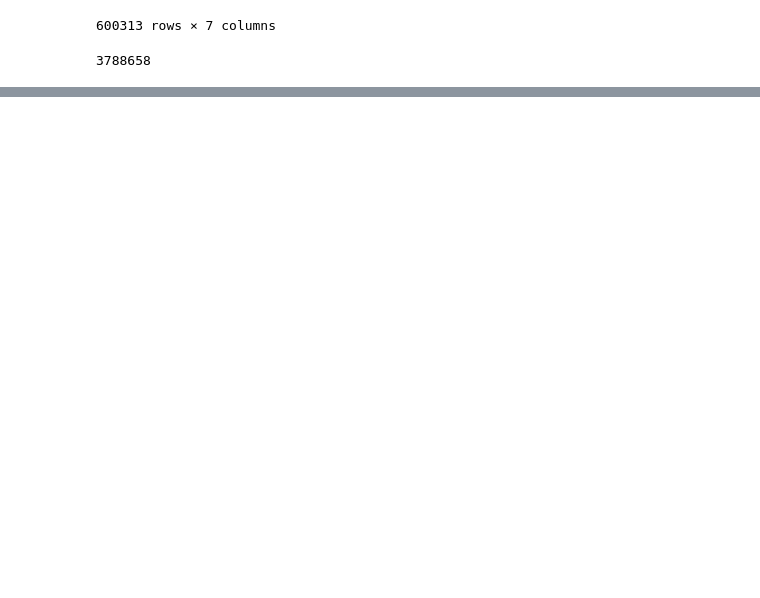
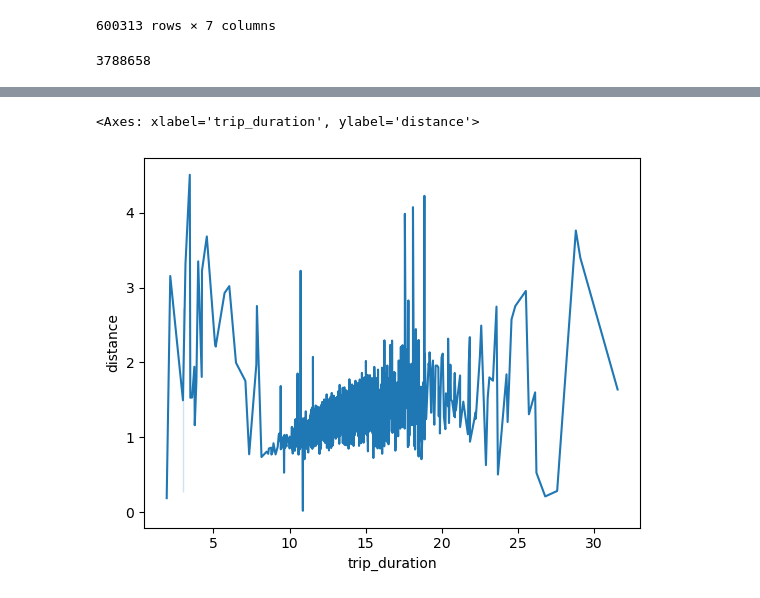
Before and after one commit to michaelrios2015/citi_bike, a Jupyter notebook: project.ipynb, the cells around one changed output, grey strips where cells are left out. Cells and saved outputs as stored; diff of their text form; code cells hidden in the pictures; blank space fills up the shorter version.

```diff
--- a/project.ipynb
+++ b/project.ipynb
@@ -261,3 +223,11 @@ less_2_min
+# %%
+# removing that data from data so now data has thiose that look like broken rides removed
+
+# data.loc[(data['trip_duration'] < pd.Timedelta("0 days 00:02:00")) & (data['start_station_name'] !=
+#                 data['end_station_name']) | (data['trip_duration'] => pd.Timedelta("0 days 00:02:00") ]
+
+
+data = data.loc[((data['trip_duration'] < pd.Timedelta("0 days 00:02:00")) & (data['start_station_name'] != data['end_station_name'])) | (data['trip_duration'] >= pd.Timedelta("0 days 00:02:00")) ]
 # %%
 # 130 k rides less then 2 minutes start and stop at the same station
 less_2_min_same_satation = less_2_min.loc[less_2_min['start_station_name'] == less_2_min['end_station_name']]
@@ -972,0 +773,15 @@ routes['start_station_id'].sum()
+# %%
+print(data.shape)
+
+# so esstentially just groupiung by start station
+start = data.groupby(['start_station_name']).agg({'end_station_name':'size', 'trip_duration':'mean', 'distance':'mean', 'start_lat': 'mean', 'start_lng': 'mean'}).reset_index()
+
+start['trip_duration'] = start['trip_duration']/pd.Timedelta(minutes=1)
+
+# print(start['trip_duration']/pd.Timedelta(minutes=1))
+
+print(start)
+
+start.to_csv("data/start.csv", sep='\t', encoding='utf-8')
+
+start.describe()
@@ -972,0 +815,5 @@ routes['start_station_id'].sum()
+# %%
+sns.lineplot(data=start, x="trip_duration", y="distance")
+# %% [output]
+<Axes: xlabel='trip_duration', ylabel='distance'>
+[figure, added]
```
Also changed, not shown: parts of 48 cells of this notebook.
